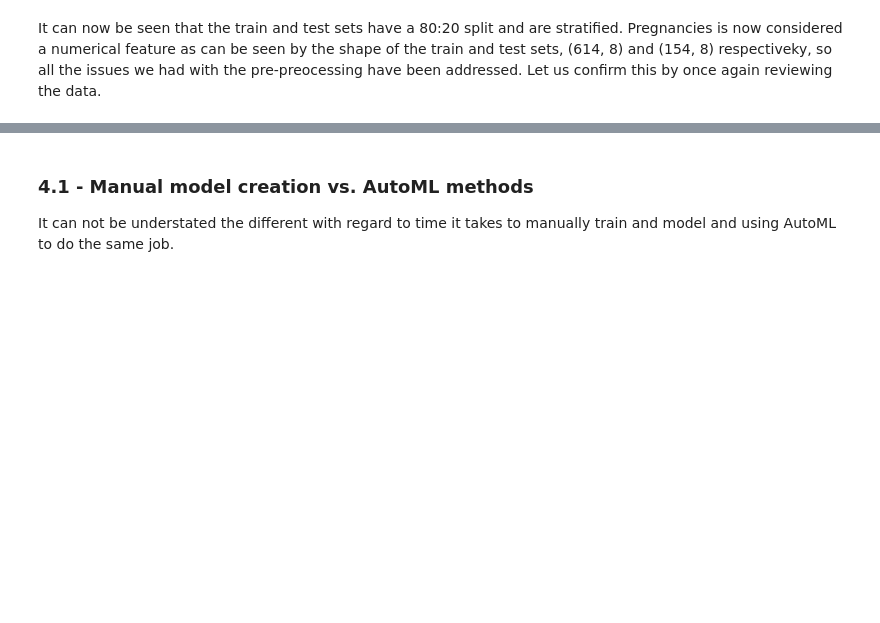
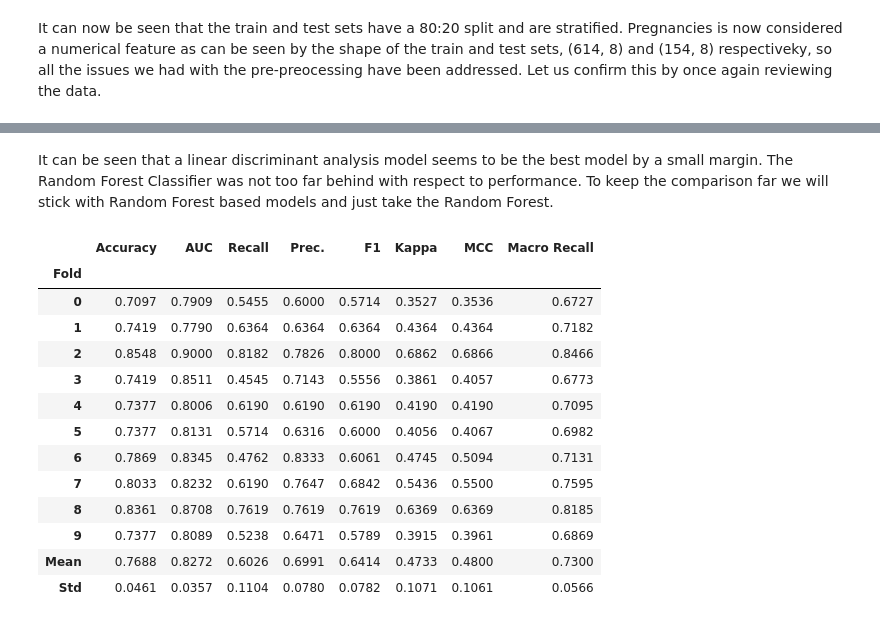
Before and after one commit to teg-lad/CA4015-diabetes-classification, a Jupyter notebook: CA4015 - Adam Tegart - Assignment 1.ipynb, the cells around one changed output, grey strips where cells are left out. Drawn from its saved outputs; the diff is of its cells as text; code cells hidden in the pictures; blank space fills up the shorter version.

```diff
--- a/CA4015 - Adam Tegart - Assignment 1.ipynb
+++ b/CA4015 - Adam Tegart - Assignment 1.ipynb
@@ -733,4 +858,20 @@ best = compare_models(sort='Macro F1-Score')
-# %% [markdown]
-### 4.1 - Manual model creation vs. AutoML methods
-
-It can not be understated the different with regard to time it takes to manually train and model and using AutoML to do the same job.
+# %% [markdown]
+It can be seen that a linear discriminant analysis model seems to be the best model by a small margin. The Random Forest Classifier was not too far behind with respect to performance. To keep the comparison far we will stick with Random Forest based models and just take the Random Forest.
+# %%
+# Creating a Random Forest model.
+rf = create_model("rf")
+# %% [output]
+|  | Accuracy | AUC | Recall | Prec. | F1 | Kappa | MCC | Macro Recall |
+| Fold |  |  |  |  |  |  |  |  |
+| 0 | 0.7097 | 0.7909 | 0.5455 | 0.6000 | 0.5714 | 0.3527 | 0.3536 | 0.6727 |
+| 1 | 0.7419 | 0.7790 | 0.6364 | 0.6364 | 0.6364 | 0.4364 | 0.4364 | 0.7182 |
+| 2 | 0.8548 | 0.9000 | 0.8182 | 0.7826 | 0.8000 | 0.6862 | 0.6866 | 0.8466 |
+| 3 | 0.7419 | 0.8511 | 0.4545 | 0.7143 | 0.5556 | 0.3861 | 0.4057 | 0.6773 |
+| 4 | 0.7377 | 0.8006 | 0.6190 | 0.6190 | 0.6190 | 0.4190 | 0.4190 | 0.7095 |
+| 5 | 0.7377 | 0.8131 | 0.5714 | 0.6316 | 0.6000 | 0.4056 | 0.4067 | 0.6982 |
+| 6 | 0.7869 | 0.8345 | 0.4762 | 0.8333 | 0.6061 | 0.4745 | 0.5094 | 0.7131 |
+| 7 | 0.8033 | 0.8232 | 0.6190 | 0.7647 | 0.6842 | 0.5436 | 0.5500 | 0.7595 |
+| 8 | 0.8361 | 0.8708 | 0.7619 | 0.7619 | 0.7619 | 0.6369 | 0.6369 | 0.8185 |
+| 9 | 0.7377 | 0.8089 | 0.5238 | 0.6471 | 0.5789 | 0.3915 | 0.3961 | 0.6869 |
+| Mean | 0.7688 | 0.8272 | 0.6026 | 0.6991 | 0.6414 | 0.4733 | 0.4800 | 0.7300 |
+| Std | 0.0461 | 0.0357 | 0.1104 | 0.0780 | 0.0782 | 0.1071 | 0.1061 | 0.0566 |
```
Also changed, not shown: parts of 45 cells of this notebook, 2 other files.
